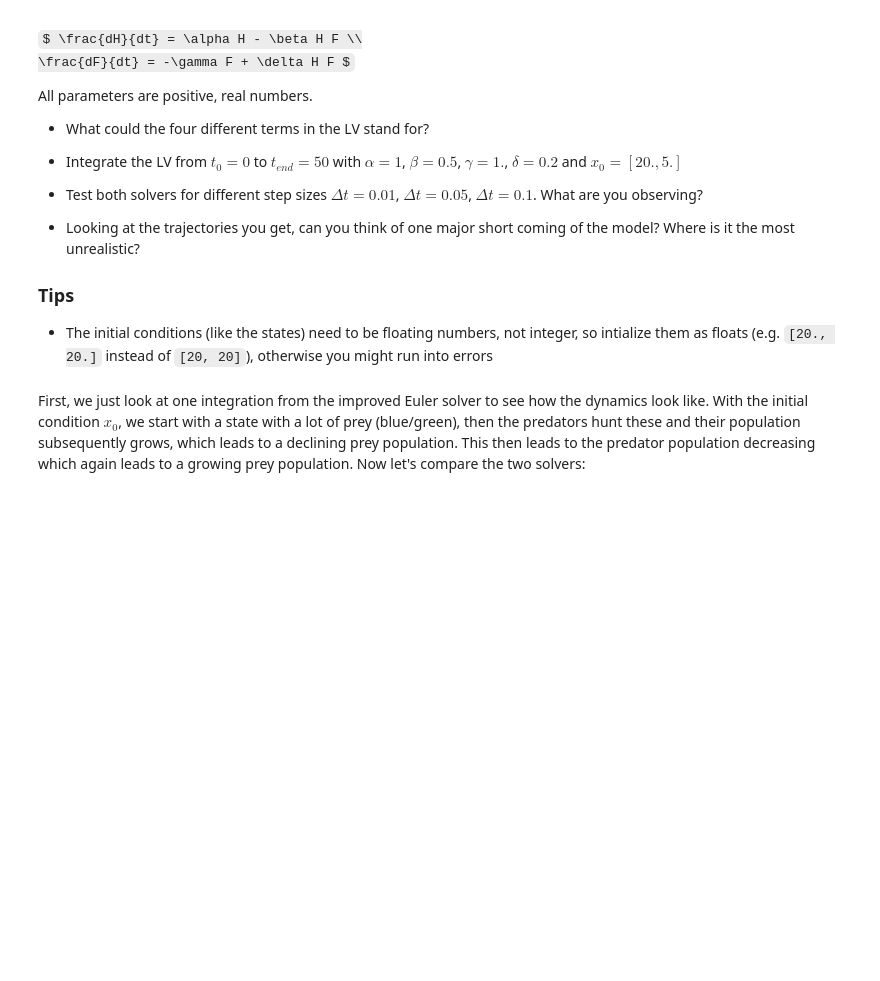
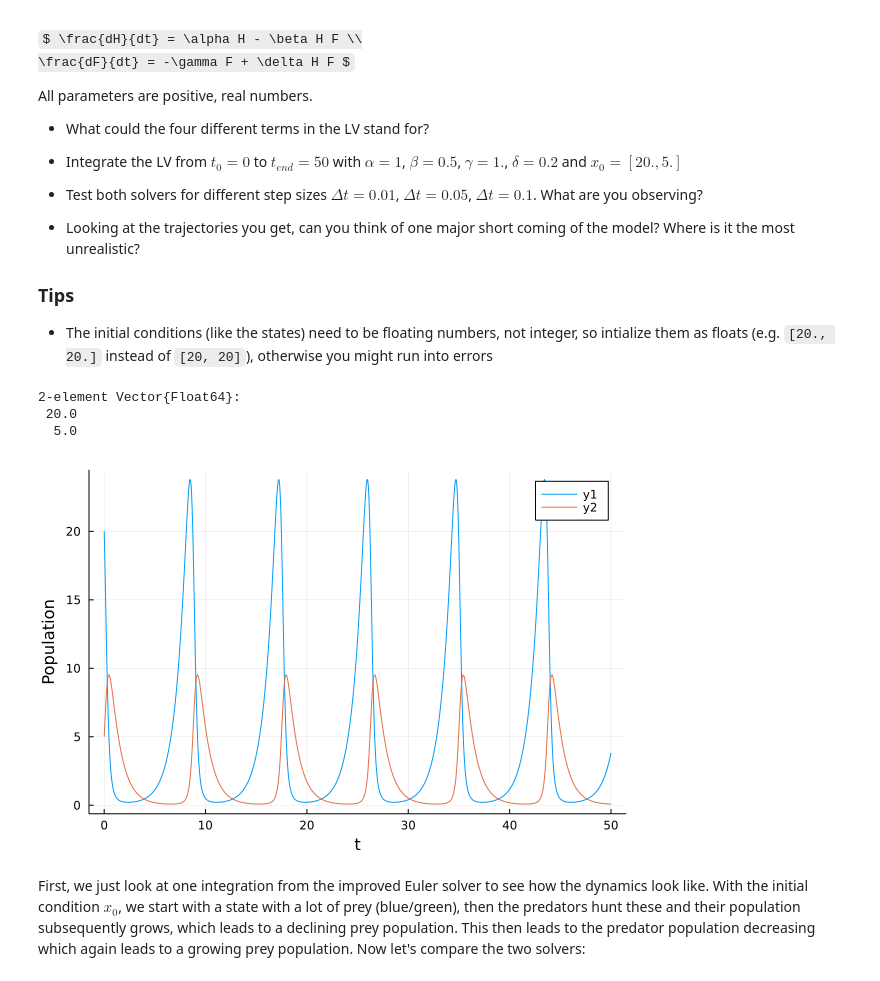
Before and after one commit to TUM-PIK-ESM/TUM-Dynamics-Lecture, a Jupyter notebook: exercises/exercise-2/exercise-2-solutions.ipynb, the cells around one changed output. Cells and saved outputs as stored; diff of their text form; code cells hidden in the pictures; some formulas as TeX source; blank space fills up the shorter version.

```diff
--- a/exercises/exercise-2/exercise-2-solutions.ipynb
+++ b/exercises/exercise-2/exercise-2-solutions.ipynb
@@ -145,0 +7,41 @@ solve (generic function with 2 methods)
+# %%
+"""
+    simple_euler_solve(rhs, θ, x0, Δt, tspan)
+
+Solves the differential equation with the right hand side `rhs` at parameters `\\theta` from initial conditions with a simple Euler solver
+within the time interval `tspan` and timestep `\\Delta t`. Returns a tuple `t, x(t)`.
+"""
+function simple_euler_solve(rhs, θ, x0, Δt, tspan)
+
+    t = tspan[1]:Δt:tspan[2] # time axis
+
+    x = zeros(eltype(x0), size(x0)..., length(t)) # pre allocate memory for the trajectory
+    x[:,1] = x0 # set the initial condition
+
+    for i ∈ 2:length(t) # the simple Euler Loop
+        x[:,i] = x[:,i-1] + Δt .* rhs(x[:,i-1], θ, t[i])
+    end
+
+    t, x
+end
+
+"""
+    improved_euler_solve(rhs, θ, x0, Δt, tspan)
+
+Solves the differential equation with the right hand side `rhs` at parameters `\\theta` from initial conditions with an improved Euler solver
+within the time interval `tspan` and timestep `\\Delta t`. Returns a tuple `t, x(t)`.
+"""
+function improved_euler_solve(rhs, θ, x0, Δt, tspan)
+
+    t = tspan[1]:Δt:tspan[2] # time axis
+
+    x = zeros(eltype(x0), size(x0)..., length(t)) # pre allocate memory for the trajectory
+    x[:,1] = x0 # set the initial condition
+
+    for i ∈ 2:length(t) # the improved Euler Loop
+        x_trial = x[:,i-1] + Δt * rhs(x[:,i-1], θ, t[i]) # trial step
+        x[:,i] = x[:,i-1] + 0.5 * (rhs(x[:,i-1], θ, t[i]) + rhs(x_trial, θ, t[i])) * Δt # improved Euler step
+    end
+
+    t, x
+end
@@ -180,16 +84,20 @@ p = [α, β, γ, δ]
 tspan = (0.,50.)
 
 x0 = [20., 5.]
-
-prob = ODEProblem(lotka_volterra, x0, tspan, p)
+# %% [output]
+2-element Vector{Float64}:
+ 20.0
+  5.0
 # %%
 using Plots
 
 Δt = 0.01
-t1, sol1 = solve(prob, SimpleEulerSolver(Δt))
-t2, sol2 = solve(prob, ImprovedEulerSolver(Δt))
+t1, sol1 = simple_euler_solve(lotka_volterra, p, x0, Δt, tspan)
+t2, sol2 = improved_euler_solve(lotka_volterra, p, x0, Δt, tspan)
 
 plot(t2, transpose(sol2), xlabel="t", ylabel="Population")
+# %% [output]
+[figure, added]
 # %% [markdown]
 First, we just look at one integration from the improved Euler solver to see how the dynamics look like. With the initial condition $x_0$, we start with a state with a lot of prey (blue/green), then the predators hunt these and their population subsequently grows, which leads to a declining prey population. This then leads to the predator population decreasing which again leads to a growing prey population. Now let's compare the two solvers:
 # %%
```
Also changed, not shown: parts of 12 cells of this notebook.
